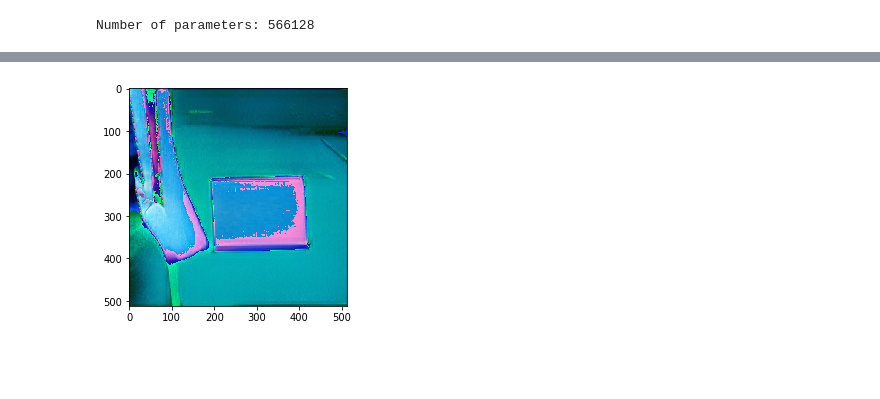
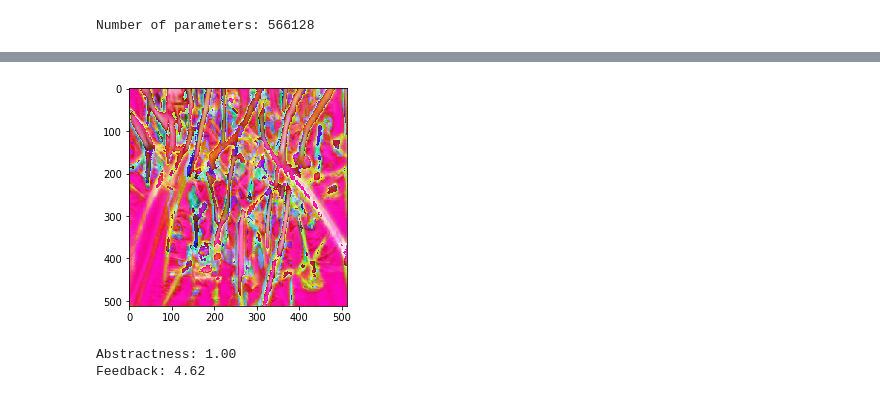
Before and after one commit to kimmokal/CC-Art-Critics, a Jupyter notebook: input_transformer_training.ipynb, the cells around one changed output, grey strips where cells are left out. Cells and saved outputs as stored; diff of their text form; code cells hidden in the pictures; blank space fills up the shorter version.

Commit message:
finished feedback predictor training

```diff
--- a/input_transformer_training.ipynb
+++ b/input_transformer_training.ipynb
@@ -31,15 +30,17 @@ biggan = BigGAN.from_pretrained('biggan-deep-512').to(device)
 torch.cuda.empty_cache()
 # %%
 discriminator = torch.load("trained_models/abstract_image_discriminator.pkl").to(device)
+feedbackPredictor = torch.load("trained_models/feedback_predictor.pkl").to(device)
 torch.cuda.empty_cache()
 # %%
 def loss(prediction, label):
     generatedImage = biggan(prediction[0], prediction[1], 0.99)
     isAbstract = discriminator(generatedImage)
+    feedback = feedbackPredictor(generatedImage)
     del generatedImage
     gc.collect()
     torch.cuda.empty_cache()
-    return torch.sum(1-isAbstract)
+    return torch.sum((1-isAbstract) + (1-(feedback/5)))
 # %%
 model = train(model, optimizer, loss, dataset, device, epochs=1, batchSize=1, countAccuracy=False)
 # %% [output]
@@ -54,12 +55,19 @@ torch.save(model, 'trained_models/input_transformer.pkl')
 # %%
 initialInput = dataset[0][0].to(device)
 transformedInput = model(initialInput)
 generatedImage = biggan(transformedInput[0], transformedInput[1], 0.99)
+isAbstract = discriminator(generatedImage).item()
+feedback = feedbackPredictor(generatedImage).item()
 pilImage = torchvision.transforms.ToPILImage()(torch.squeeze(generatedImage.cpu(), dim=0))
 del generatedImage
 gc.collect()
 torch.cuda.empty_cache()
 plt.imshow(pilImage)
 plt.show()
+
+print("Abstractness: {:.2f}".format(isAbstract))
+print("Feedback: {:.2f}".format(feedback))
 # %% [output]
-[figure, old version]
+[figure, new version]
+Abstractness: 1.00
+Feedback: 4.62
```
Also changed, not shown: parts of 2 cells of this notebook, 4 other files.
